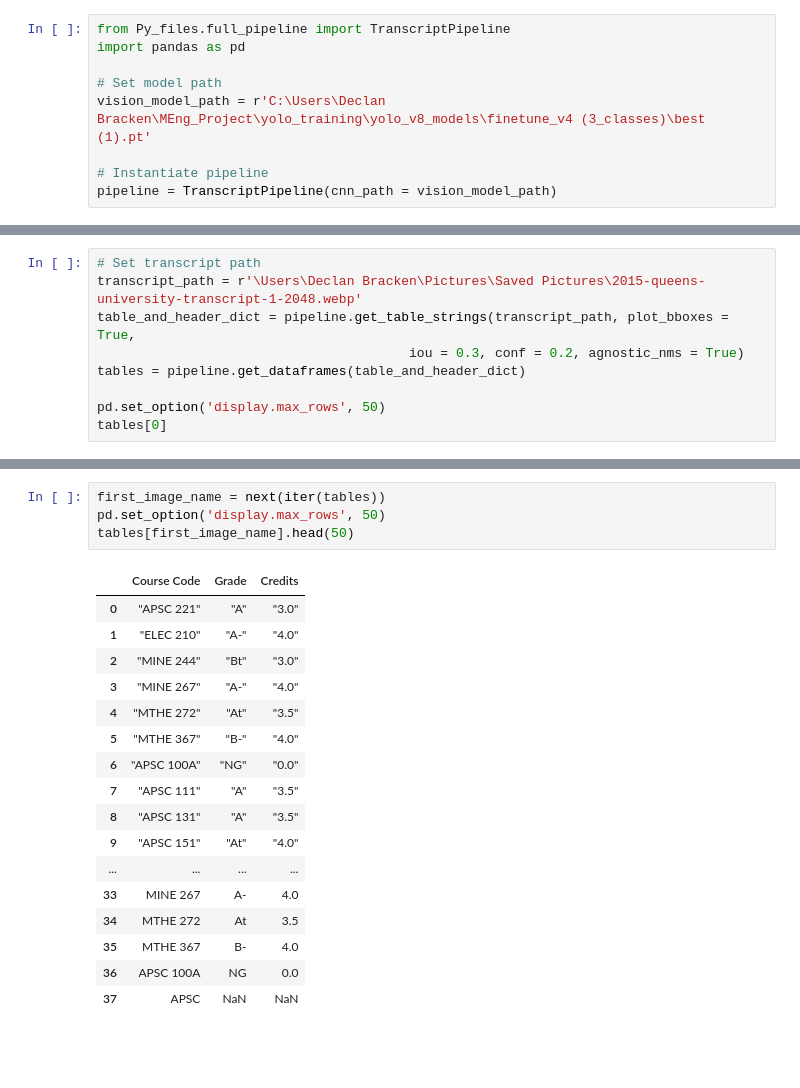
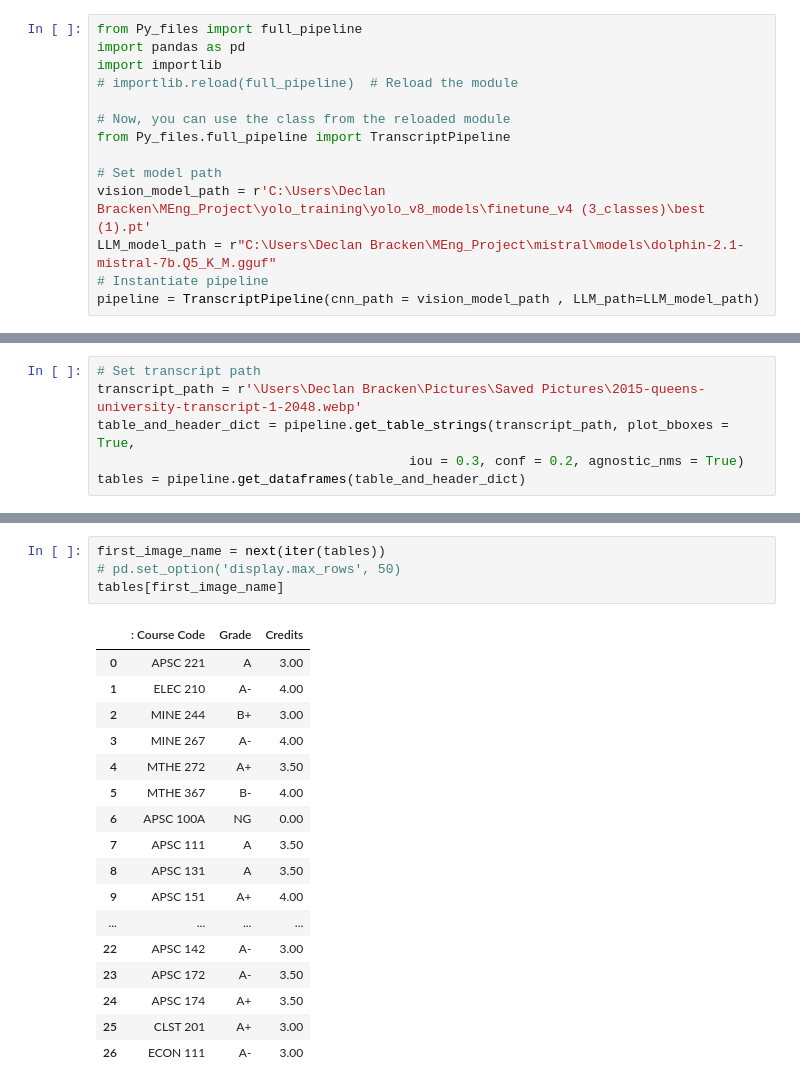
Before and after one commit to Declan-Bracken/MEng_Project, a Jupyter notebook: Pipelines/pipeline_testing.ipynb, the cells around one changed output, grey strips where cells are left out. Saved outputs shown, nothing was run; the diff lists cells and outputs as text; blank space fills up the shorter version.

```diff
--- a/Pipelines/pipeline_testing.ipynb
+++ b/Pipelines/pipeline_testing.ipynb
@@ -1,12 +1,17 @@
 # %%
+from Py_files import full_pipeline
+import pandas as pd
+import importlib
+# importlib.reload(full_pipeline)  # Reload the module
+
+# Now, you can use the class from the reloaded module
 from Py_files.full_pipeline import TranscriptPipeline
-import pandas as pd
 
 # Set model path
 vision_model_path = r'C:\Users\Declan Bracken\MEng_Project\yolo_training\yolo_v8_models\finetune_v4 (3_classes)\best (1).pt'
-
+LLM_model_path = r"C:\Users\Declan Bracken\MEng_Project\mistral\models\dolphin-2.1-mistral-7b.Q5_K_M.gguf"
 # Instantiate pipeline
-pipeline = TranscriptPipeline(cnn_path = vision_model_path)
+pipeline = TranscriptPipeline(cnn_path = vision_model_path , LLM_path=LLM_model_path)
 # %% [output]
 Using GPU Acceleration.
 Loading Vision Model...
@@ -55,7 +28,4 @@ transcript_path = r'\Users\Declan Bracken\Pictures\Saved Pictures\2015-queens-un
 table_and_header_dict = pipeline.get_table_strings(transcript_path, plot_bboxes = True,
                                         iou = 0.3, conf = 0.2, agnostic_nms = True)
 tables = pipeline.get_dataframes(table_and_header_dict)
-
-pd.set_option('display.max_rows', 50)
-tables[0]
 # %% [output]
@@ -82,22 +38,22 @@ KeyError: 0
 # %%
 first_image_name = next(iter(tables))
-pd.set_option('display.max_rows', 50)
-tables[first_image_name].head(50)
+# pd.set_option('display.max_rows', 50)
+tables[first_image_name]
 # %% [output]
-|  | Course Code | Grade | Credits |
-| 0 | "APSC 221" | "A" | "3.0" |
-| 1 | "ELEC 210" | "A-" | "4.0" |
-| 2 | "MINE 244" | "Bt" | "3.0" |
-| 3 | "MINE 267" | "A-" | "4.0" |
-| 4 | "MTHE 272" | "At" | "3.5" |
-| 5 | "MTHE 367" | "B-" | "4.0" |
-| 6 | "APSC 100A" | "NG" | "0.0" |
-| 7 | "APSC 111" | "A" | "3.5" |
-| 8 | "APSC 131" | "A" | "3.5" |
-| 9 | "APSC 151" | "At" | "4.0" |
+|  | : Course Code | Grade | Credits |
+| 0 | APSC 221 | A | 3.00 |
+| 1 | ELEC 210 | A- | 4.00 |
+| 2 | MINE 244 | B+ | 3.00 |
+| 3 | MINE 267 | A- | 4.00 |
+| 4 | MTHE 272 | A+ | 3.50 |
+| 5 | MTHE 367 | B- | 4.00 |
+| 6 | APSC 100A | NG | 0.00 |
+| 7 | APSC 111 | A | 3.50 |
+| 8 | APSC 131 | A | 3.50 |
+| 9 | APSC 151 | A+ | 4.00 |
 | ... | ... | ... | ... |
-| 33 | MINE 267 | A- | 4.0 |
-| 34 | MTHE 272 | At | 3.5 |
-| 35 | MTHE 367 | B- | 4.0 |
-| 36 | APSC 100A | NG | 0.0 |
-| 37 | APSC | NaN | NaN |
+| 22 | APSC 142 | A- | 3.00 |
+| 23 | APSC 172 | A- | 3.50 |
+| 24 | APSC 174 | A+ | 3.50 |
+| 25 | CLST 201 | A+ | 3.00 |
+| 26 | ECON 111 | A- | 3.00 |
```
Also changed, not shown: parts of 3 cells of this notebook, 6 other files.
